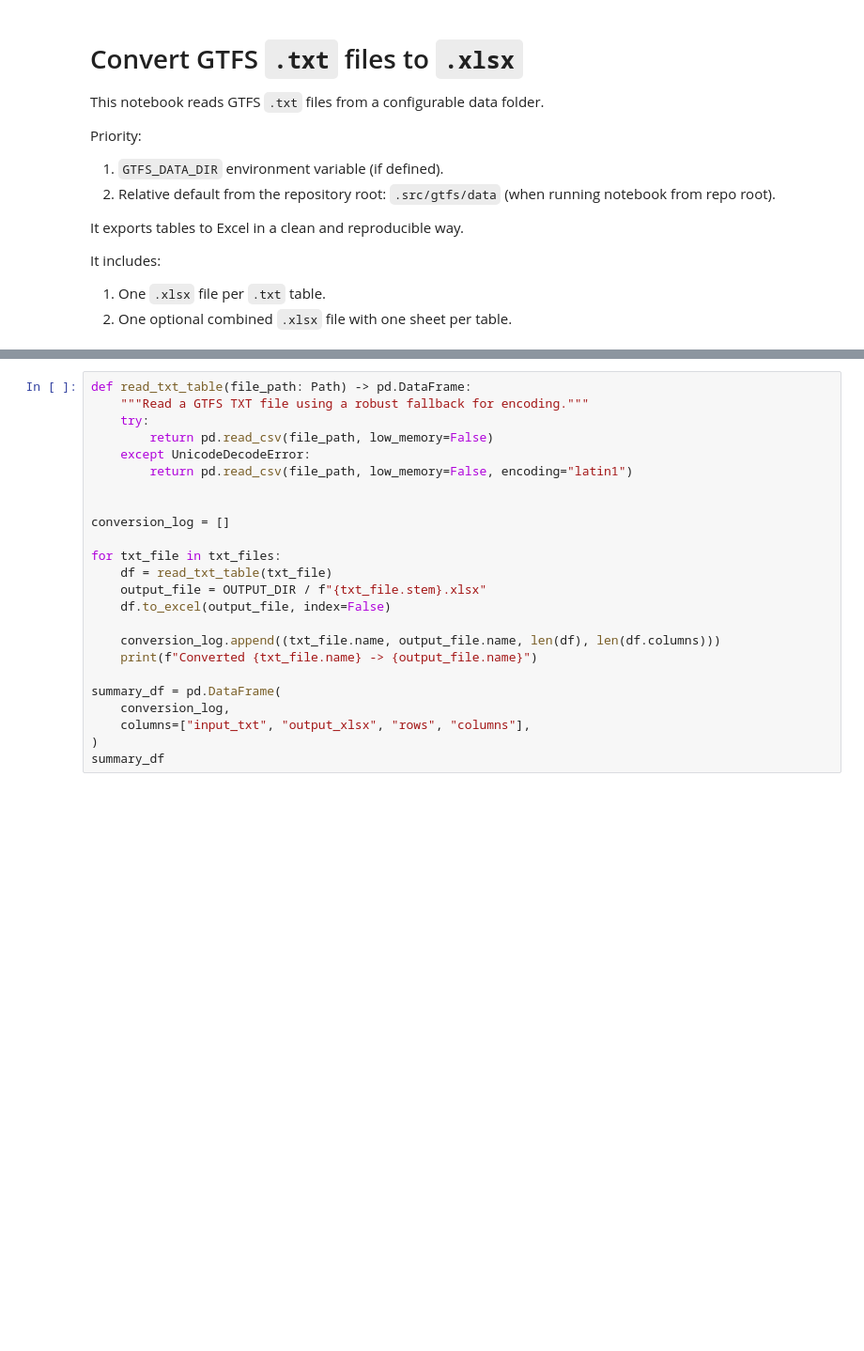
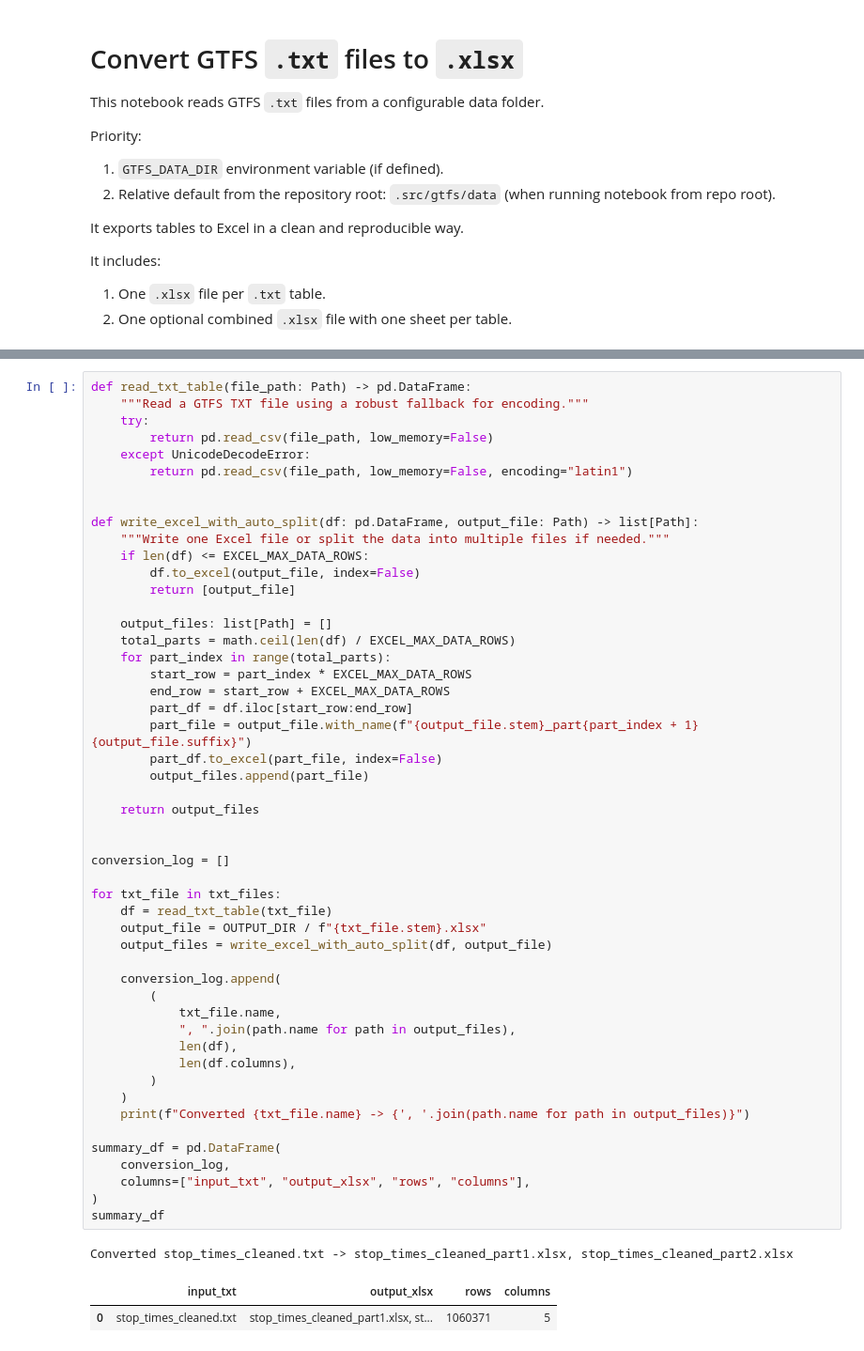
Before and after one commit to saradalmauguamis/TFG, a Jupyter notebook: from_txt_to_xlsx.ipynb, the cells around one changed output, grey strips where cells are left out. Shown at 94% size. Saved outputs shown, nothing was run; the diff lists cells and outputs as text; blank space fills up the shorter version.

```diff
--- a/from_txt_to_xlsx.ipynb
+++ b/from_txt_to_xlsx.ipynb
@@ -57,27 +82,57 @@ TXT files found: 10
 # %%
 def read_txt_table(file_path: Path) -> pd.DataFrame:
     """Read a GTFS TXT file using a robust fallback for encoding."""
     try:
         return pd.read_csv(file_path, low_memory=False)
     except UnicodeDecodeError:
         return pd.read_csv(file_path, low_memory=False, encoding="latin1")
 
 
+def write_excel_with_auto_split(df: pd.DataFrame, output_file: Path) -> list[Path]:
+    """Write one Excel file or split the data into multiple files if needed."""
+    if len(df) <= EXCEL_MAX_DATA_ROWS:
+        df.to_excel(output_file, index=False)
+        return [output_file]
+
+    output_files: list[Path] = []
+    total_parts = math.ceil(len(df) / EXCEL_MAX_DATA_ROWS)
+    for part_index in range(total_parts):
+        start_row = part_index * EXCEL_MAX_DATA_ROWS
+        end_row = start_row + EXCEL_MAX_DATA_ROWS
+        part_df = df.iloc[start_row:end_row]
+        part_file = output_file.with_name(f"{output_file.stem}_part{part_index + 1}{output_file.suffix}")
+        part_df.to_excel(part_file, index=False)
+        output_files.append(part_file)
+
+    return output_files
+
+
 conversion_log = []
 
 for txt_file in txt_files:
     df = read_txt_table(txt_file)
     output_file = OUTPUT_DIR / f"{txt_file.stem}.xlsx"
-    df.to_excel(output_file, index=False)
+    output_files = write_excel_with_auto_split(df, output_file)
 
-    conversion_log.append((txt_file.name, output_file.name, len(df), len(df.columns)))
-    print(f"Converted {txt_file.name} -> {output_file.name}")
+    conversion_log.append(
+        (
+            txt_file.name,
+            ", ".join(path.name for path in output_files),
+            len(df),
+            len(df.columns),
+        )
+    )
+    print(f"Converted {txt_file.name} -> {', '.join(path.name for path in output_files)}")
 
 summary_df = pd.DataFrame(
     conversion_log,
     columns=["input_txt", "output_xlsx", "rows", "columns"],
 )
 summary_df
+# %% [output]
+Converted stop_times_cleaned.txt -> stop_times_cleaned_part1.xlsx, stop_times_cleaned_part2.xlsx
+|  | input_txt | output_xlsx | rows | columns |
+| 0 | stop_times_cleaned.txt | stop_times_cleaned_part1.xlsx, st... | 1060371 | 5 |
 # %%
 def excel_sheet_name(base_name: str, used_names: set[str]) -> str:
     """Create a valid, unique Excel sheet name (max 31 chars)."""
```
Also changed, not shown: parts of 4 cells of this notebook, 4 other files.
